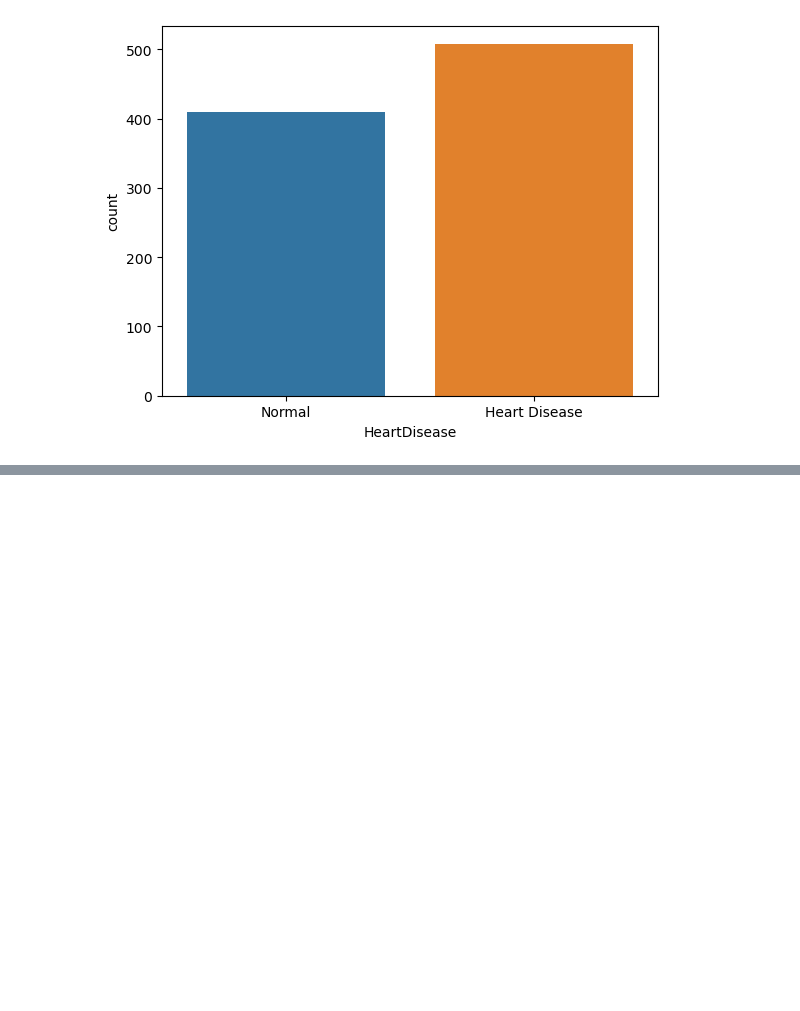
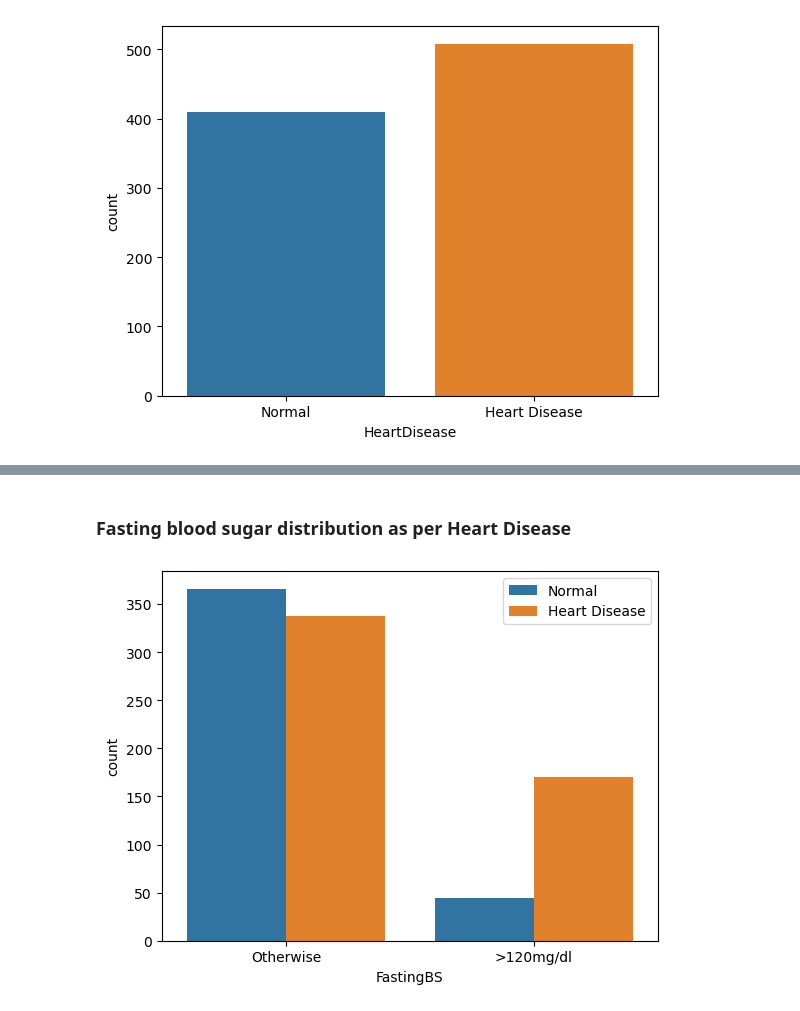
Before and after one commit to UzmaSayyeda/Heart-Disease-Analysis, a Jupyter notebook: heart_disease_analysis.ipynb, the cells around one changed output, grey strips where cells are left out. Drawn from its saved outputs; the diff is of its cells as text; code cells hidden in the pictures; blank space fills up the shorter version.

```diff
--- a/heart_disease_analysis.ipynb
+++ b/heart_disease_analysis.ipynb
@@ -164,0 +232,9 @@ plt.show()
+# %% [markdown]
+### Fasting blood sugar distribution as per Heart Disease
+# %%
+sns.countplot(data=df,x="FastingBS",hue="HeartDisease")
+plt.xticks([0,1],["Otherwise",">120mg/dl"])
+plt.legend(labels=["Normal","Heart Disease"])
+plt.show()
+# %% [output]
+[figure, added]
```
Also changed, not shown: parts of 27 cells of this notebook.
